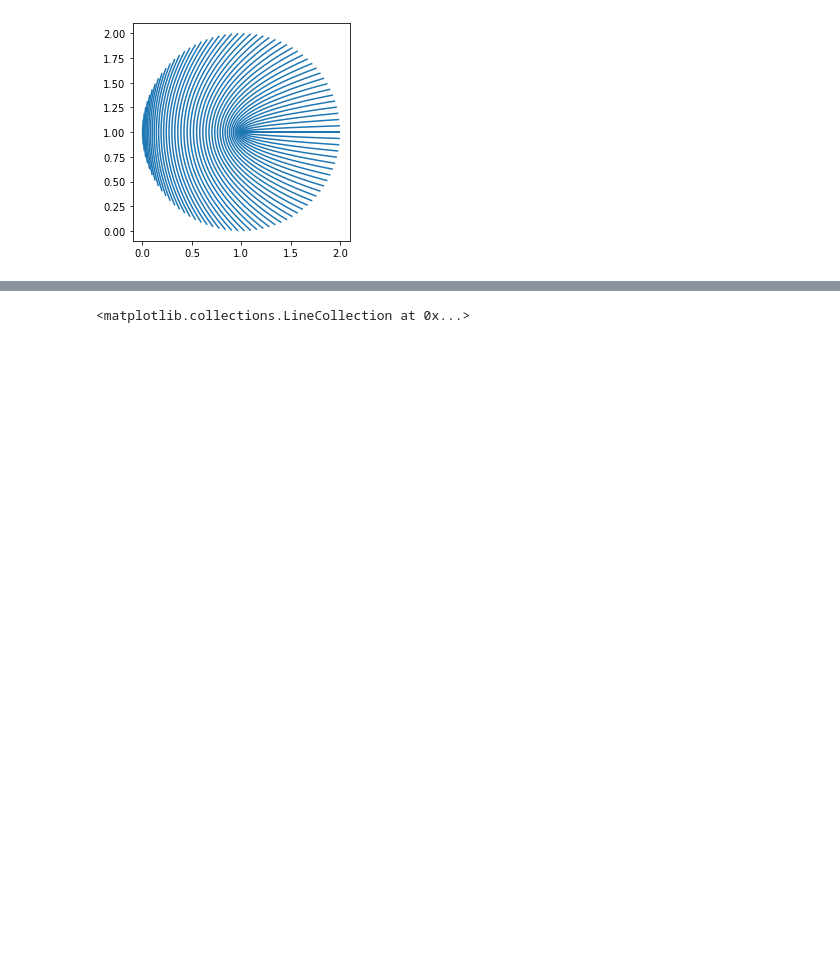
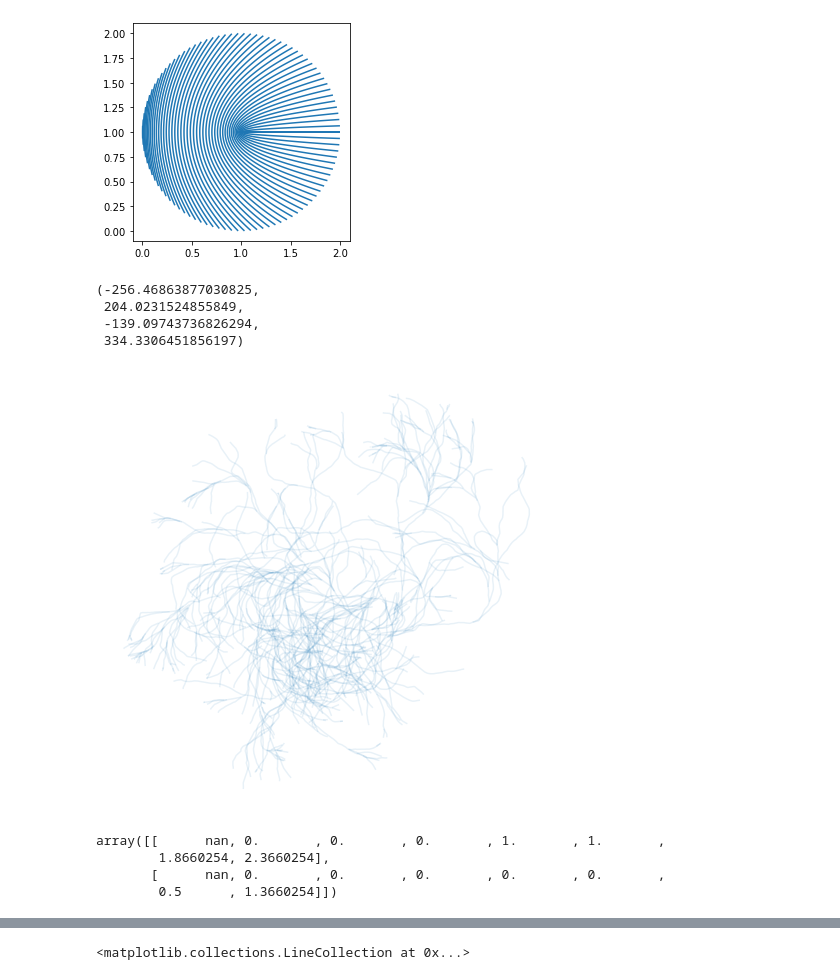
Before and after one commit to ANaka/good_robot, a Jupyter notebook: 00_gram.ipynb, the cells around one changed output, grey strips where cells are left out. Drawn from its saved outputs; the diff is of its cells as text; code cells hidden in the pictures; blank space fills up the shorter version.

Commit message:
scratch for turtle armies

```diff
--- a/00_gram.ipynb
+++ b/00_gram.ipynb
@@ -396,11 +396,11 @@ layers.append(lf.lines)
 #export
 class Turtle(LineFactory):
 
-    def __init__(self, x=0, y=0, rad=0):
+    def __init__(self, x=0, y=0, rad=0, pen='up'):
         self.x = x
         self.y = y
         self.rad = rad
-        self.pen = 'up'
+        self.pen = pen
         super().__init__()
 
     @property
@@ -457,6 +457,58 @@ class Turtle(LineFactory):
         for n in range(n_eval_points):
             self.forward(forward_d)
             self.turn(d_angle, use_degrees=use_degrees)
+
+    def split(self):
+        return self.__class__(x=self.x, y=self.y, rad=self.rad, pen=self.pen)
+# %%
+n_iter = 600
+t = Turtle()
+t.pen_down()
+ts = [t]
+choice_p = {
+    'forward': 0.6,
+    'turn': 0.39,
+    'split': 0.01
+}
+choices = np.array(list(choice_p.keys()))
+ps = np.array(list(choice_p.values()))
+
+forward_dist = 1
+turn_mean = 0.02
+turn_std = 0.15
+# %%
+for i in range(n_iter):
+    for t in ts:
+        choice = np.random.choice(a=choices, p=ps)
+        if choice == 'forward':
+            t.forward(forward_dist)
+        if choice == 'turn':
+            rad = np.random.randn() * turn_std + turn_mean
+            t.turn(rad)
+        if choice == 'split':
+            ts.append(t.split())
+
+layer = np.concatenate([t.lines for t in ts], axis=1)
+
+f, ax = plt.subplots(figsize=(8,8))
+lines = layer_to_lines(layer)
+lc = LineCollection(lines, alpha=0.1)
+ax.add_collection(lc)
+ax.axis('tight')
+ax.axis('off')
+# %% [output]
+(-256.46863877030825,
+ 204.0231524855849,
+ -139.09743736826294,
+ 334.3306451856197)
+[figure, added]
+# %%
+t.lines
+# %% [output]
+array([[      nan, 0.       , 0.       , 0.       , 1.       , 1.       ,
+        1.8660254, 2.3660254],
+       [      nan, 0.       , 0.       , 0.       , 0.       , 0.       ,
+        0.5      , 1.3660254]])
 # %%
 from nbdev.export import notebook2script
 notebook2script()
```
Also changed, not shown: parts of 1 cell of this notebook, 3 other files.
